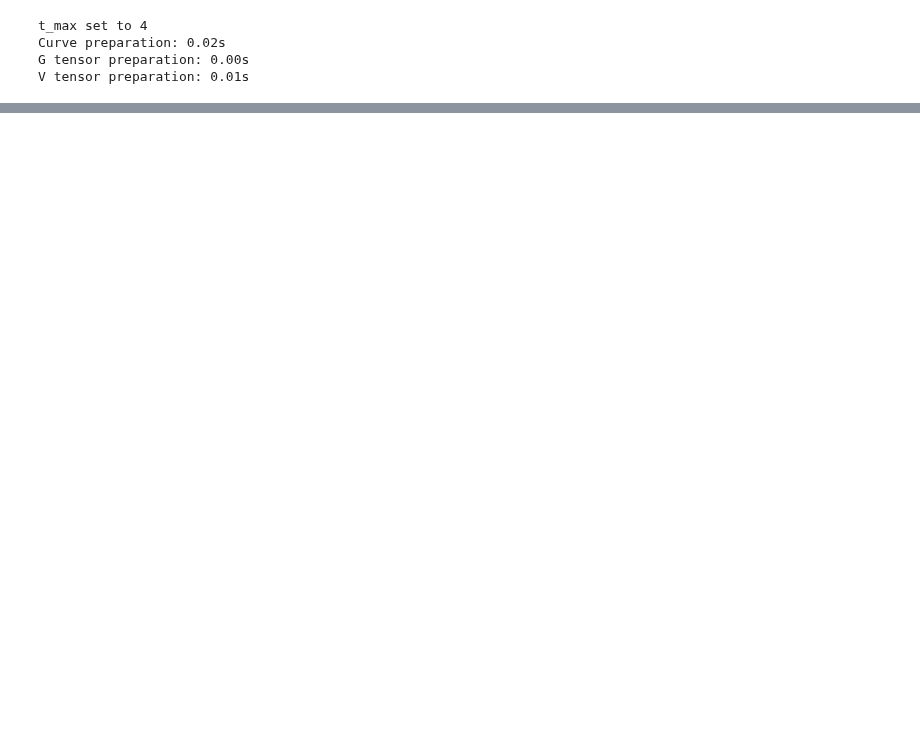
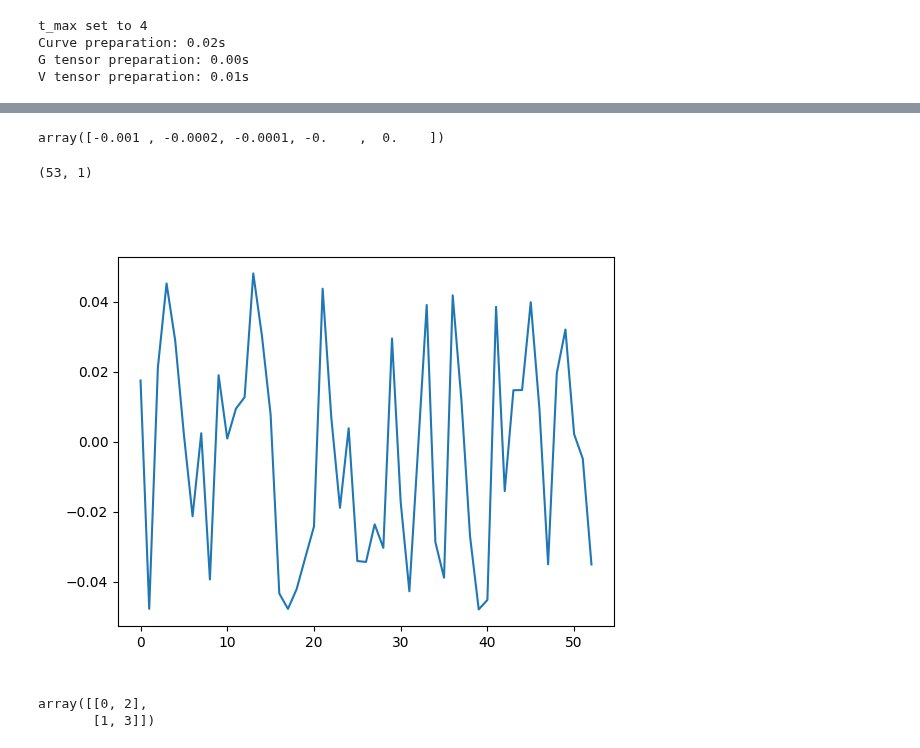
Before and after one commit to Dunkalot/gamma-vega-rl-hedging, a Jupyter notebook: test.ipynb, the cells around one changed output, grey strips where cells are left out. Saved outputs shown, nothing was run; the diff lists cells and outputs as text; code cells hidden in the pictures; blank space fills up the shorter version.

```diff
--- a/test.ipynb
+++ b/test.ipynb
@@ -1522,8 +1512,8 @@ n_episodes = 2
 # (n_episodes, lmm.swap_sim_shape[0], lmm.swap_sim_shape[1], n_metrics)
 hedge_swaption = np.zeros((n_episodes, lmm.swap_sim_shape[0], lmm.swap_sim_shape[0], 6))
 liab_swaption = np.zeros((n_episodes, lmm.swap_sim_shape[0], lmm.swap_sim_shape[0], 6))
-hedge_swap = np.zeros((n_episodes, lmm.swap_sim_shape[0], lmm.swap_sim_shape[0], 2))
-liab_swap = np.zeros((n_episodes, lmm.swap_sim_shape[0], lmm.swap_sim_shape[0], 2))
+hedge_swap = np.zeros((n_episodes, lmm.swap_sim_shape[0], lmm.swap_sim_shape[0], 3))
+liab_swap = np.zeros((n_episodes, lmm.swap_sim_shape[0], lmm.swap_sim_shape[0], 3))
 # loop that assigns to the arrays
 for i in range(n_episodes):
     lmm.simulate(seed=i)
@@ -1532,4 +1522,10 @@ for i in range(n_episodes):
     hedge_swaption[i], hedge_swap[i] = res[0]
     liab_swaption[i], liab_swap[i] = res[1]
 
-hedge_swaption.shape
+hedge_swap[0,:,:,0]
+np.ones_like(hedge_swap[0,:,:,0]) * hedge_swap[0,:,:,-1]
+liab_swaption[0,:,:,1]
+hedge_swaption = np.nan_to_num(hedge_swaption)
+liab_swaption = np.nan_to_num(liab_swaption)
+hedge_swap = np.nan_to_num(hedge_swap)
+liab_swap = np.nan_to_num(liab_swap)
@@ -1644,0 +1716,33 @@ phi
+# %%
+# lowest price for each episode per expiry across all time steps
+
+hedge_swap[...,0].min(axis=0).min(axis=0)
+# %% [output]
+array([-0.001 , -0.0002, -0.0001, -0.    ,  0.    ])
+# %%
+import tensorflow as tf
+import numpy as np
+embed = tf.keras.layers.Embedding(input_dim=53, output_dim=1)
+embed_arr = np.zeros((53, 1))
+for i in range(53):
+    embed_arr[i] = embed(tf.constant(i))
+import matplotlib.pyplot as plt
+print(embed_arr.shape)
+plt.clf()
+plt.plot(np.sum(embed_arr, axis=1))
+
+plt.show()
+
+# clear plot
+# %% [output]
+(53, 1)
+[figure, added]
+# %%
+
+n_swaps = np.arange(2)
+forward_offsets = np.arange(2) * 2
+col_indices = n_swaps[:, None] + forward_offsets[None, :]
+col_indices
+# %% [output]
+array([[0, 2],
+       [1, 3]])
```
Also changed, not shown: parts of 14 cells of this notebook, 4 other files.
